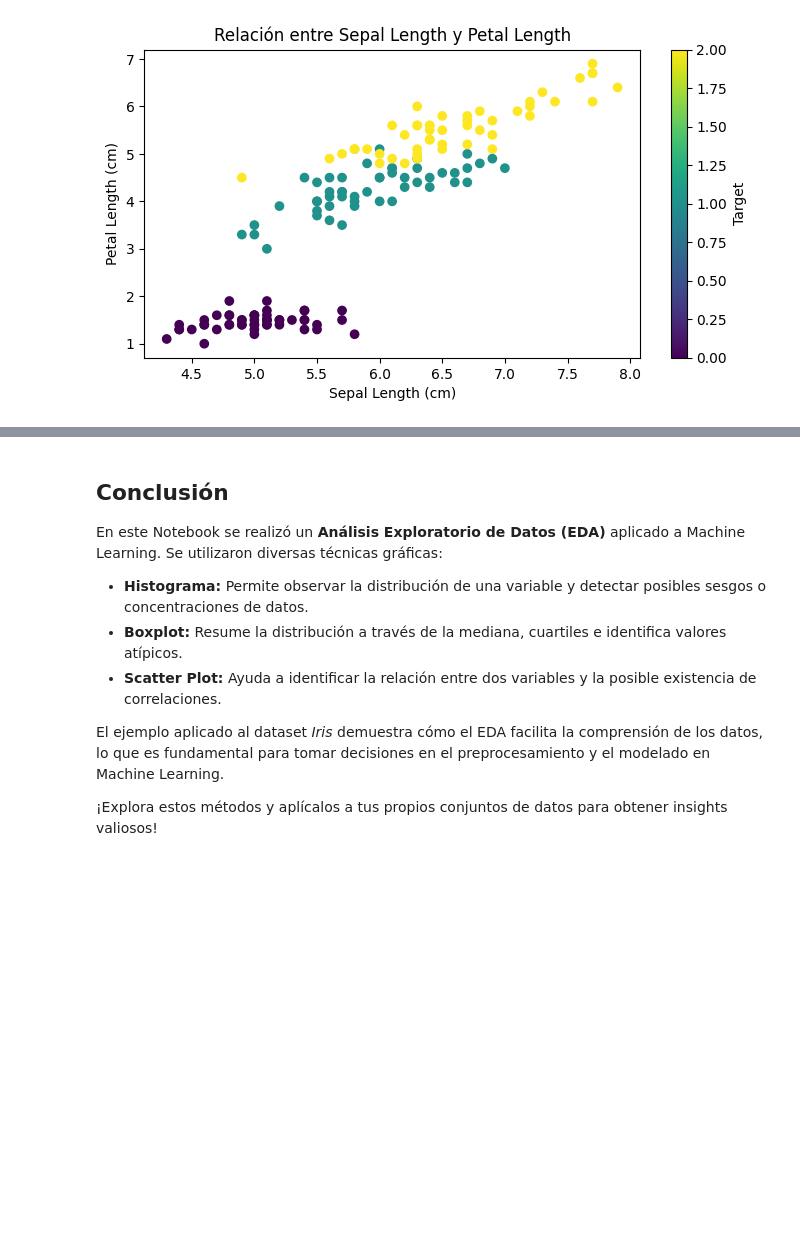
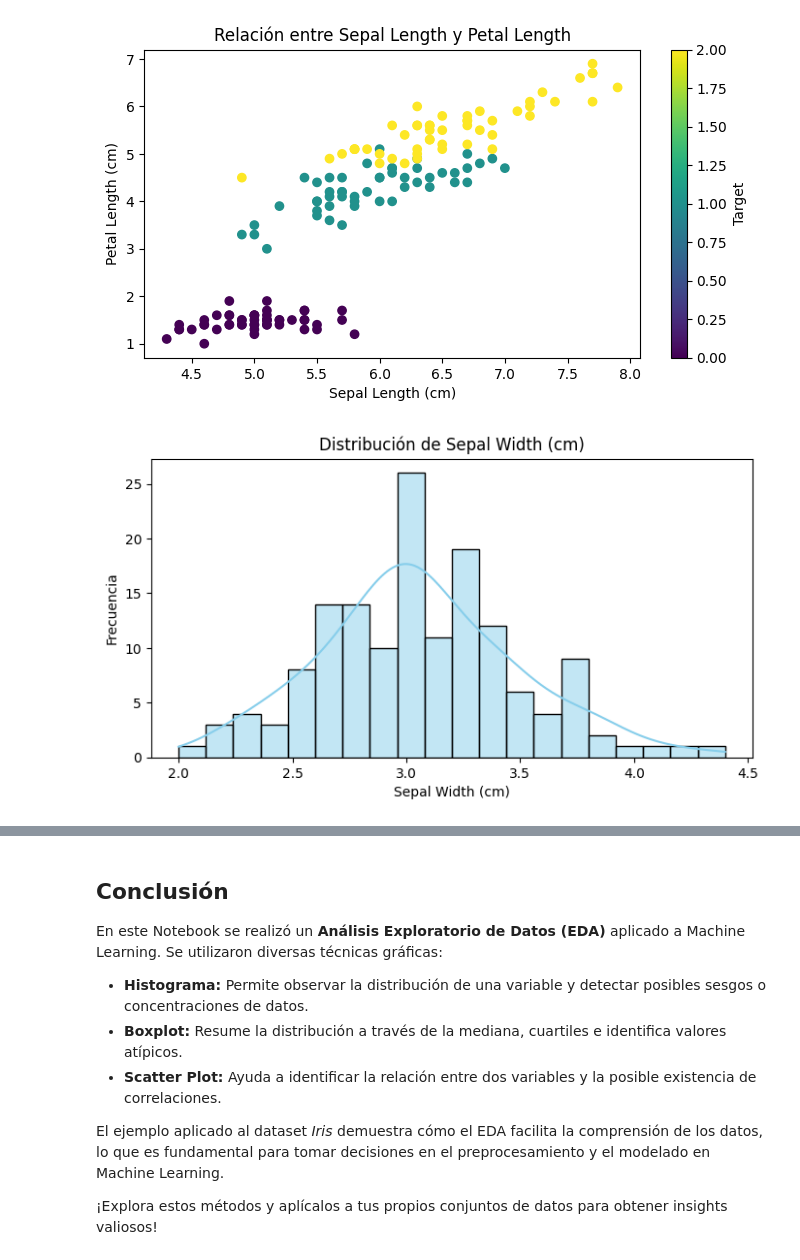
Before and after one commit to JZGlez/MCD_G2_Programacion2, a Jupyter notebook: 4. EDA_ML.ipynb, the cells around one changed output, grey strips where cells are left out. Drawn from its saved outputs; the diff is of its cells as text; code cells hidden in the pictures; blank space fills up the shorter version.

```diff
--- a/4. EDA_ML.ipynb
+++ b/4. EDA_ML.ipynb
@@ -213,3 +213,12 @@ max            2.500000    2.000000
 [figure]
 [figure]
 [figure]
+# %%
+plt.figure(figsize=(8, 4))
+sns.histplot(df_iris['sepal width (cm)'], bins=20, kde=True, color='skyblue')
+plt.title('Distribución de Sepal Width (cm)')
+plt.xlabel('Sepal Width (cm)')
+plt.ylabel('Frecuencia')
+plt.show()
+# %% [output]
+[figure, added]
```
Also changed, not shown: parts of 5 cells of this notebook.
